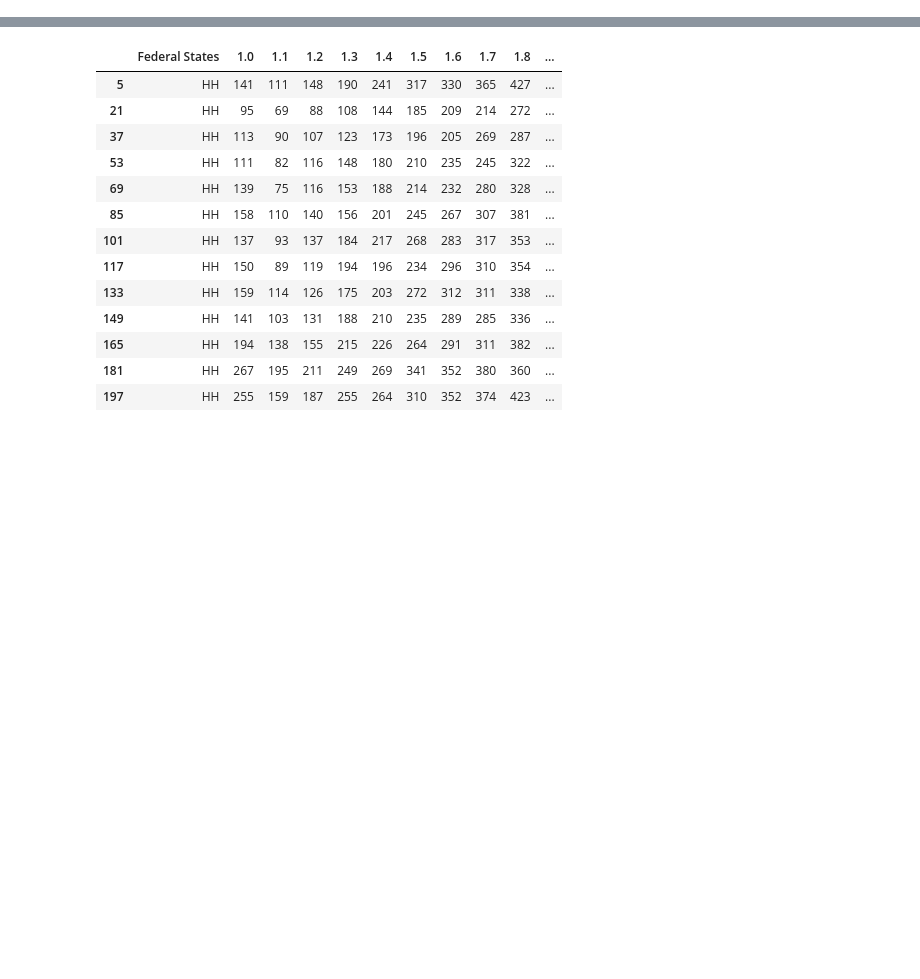
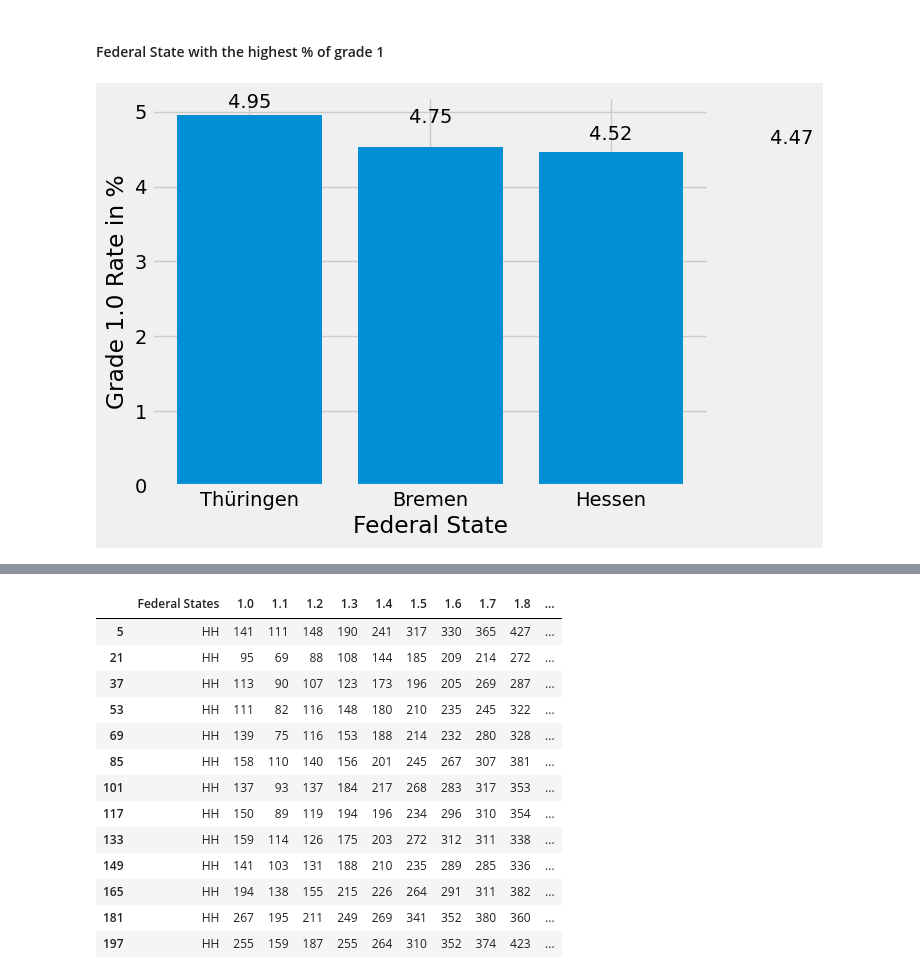
Before and after one commit to Stargazer-ger/capstone_project_hh_23_1, a Jupyter notebook: eda_capstone_grades_kk.ipynb, the cells around one changed output, grey strips where cells are left out. Cells and saved outputs as stored; diff of their text form; code cells hidden in the pictures; blank space fills up the shorter version.

```diff
--- a/eda_capstone_grades_kk.ipynb
+++ b/eda_capstone_grades_kk.ipynb
@@ -13,3 +15,31 @@ noten_concat = pd.concat([noten_2010, noten_2011, noten_2012,
                           noten_2019, noten_2020, noten_2021,
                           noten_2022
                           ], ignore_index=True)
+# %%
+noten_concat = update_states_name.update_names(noten_concat)
+# %% [markdown]
+#### Federal State with the highest % of grade 1
+# %%
+# Group by Federal State and year, and calculate the percentage of exams with Grade 1.0
+noten_concat['Exams Grade 1.0 Percentage'] = (noten_concat['Exams Grade 1.0'] / (noten_concat['Exams Grade 1.0'] + noten_concat['Exams Grade 1.1'] + noten_concat['Exams Grade 1.2'] + noten_concat['Exams Grade 1.3'] + noten_concat['Exams Grade 1.4'] + noten_concat['Exams Grade 1.5'] + noten_concat['Exams Grade 1.6'] + noten_concat['Exams Grade 1.7'] + noten_concat['Exams Grade 1.8'] + noten_concat['Exams Grade 1.9'] + noten_concat['Exams Grade 2.0'] + noten_concat['Exams Grade 2.1'] + noten_concat['Exams Grade 2.2'] + noten_concat['Exams Grade 2.3'] + noten_concat['Exams Grade 2.4'] + noten_concat['Exams Grade 2.5'] + noten_concat['Exams Grade 2.6'] + noten_concat['Exams Grade 2.7'] + noten_concat['Exams Grade 2.8'] + noten_concat['Exams Grade 2.9'] + noten_concat['Exams Grade 3.0'] + noten_concat['Exams Grade 3.1'] + noten_concat['Exams Grade 3.2'] + noten_concat['Exams Grade 3.3'] + noten_concat['Exams Grade 3.4'] + noten_concat['Exams Grade 3.5'] + noten_concat['Exams Grade 3.6'] + noten_concat['Exams Grade 3.7'] + noten_concat['Exams Grade 3.8'] + noten_concat['Exams Grade 3.9'] + noten_concat['Exams Grade 4.0'] )) * 100
+
+# Sort the DataFrame by percentage in grade 1.0 in descending order
+df = noten_concat.sort_values('Exams Grade 1.0 Percentage', ascending=False)
+
+# Limit the DataFrame to top 3 rows
+df = df.head(4)
+
+# Create a bar chart
+plt.bar(df['Federal States'], df['Exams Grade 1.0 Percentage'])
+plt.xlabel('Federal State')
+plt.ylabel('Grade 1.0 Rate in %')
+#ax.set_title('Top 3 Federal States with Highest Percentage in Grade 1.0')
+
+# Add value labels on top of each bar
+for i, v in enumerate(df['Exams Grade 1.0 Percentage']):
+    plt.text(i, v + 0.1, str(round(v, 2)), ha='center', color='black')
+
+# Show the plot
+plt.show()
+# %% [output]
+[figure, added]
```
Also changed, not shown: parts of 16 cells of this notebook, 3 other files.
